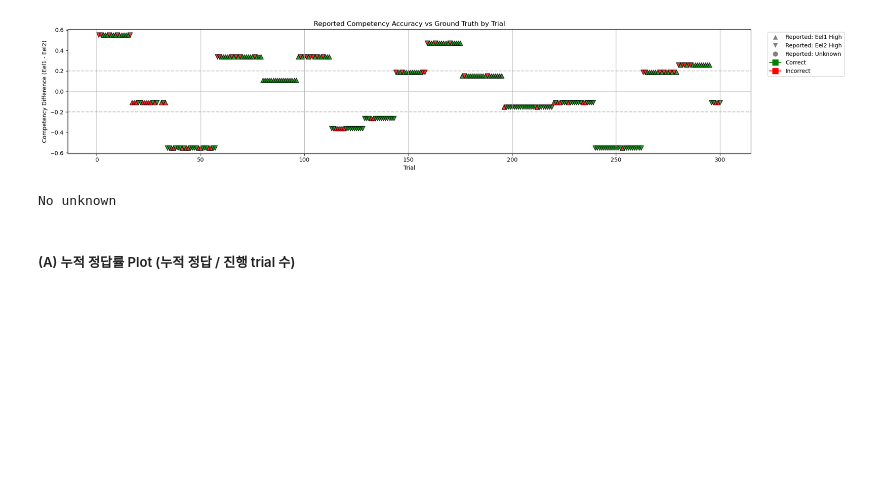
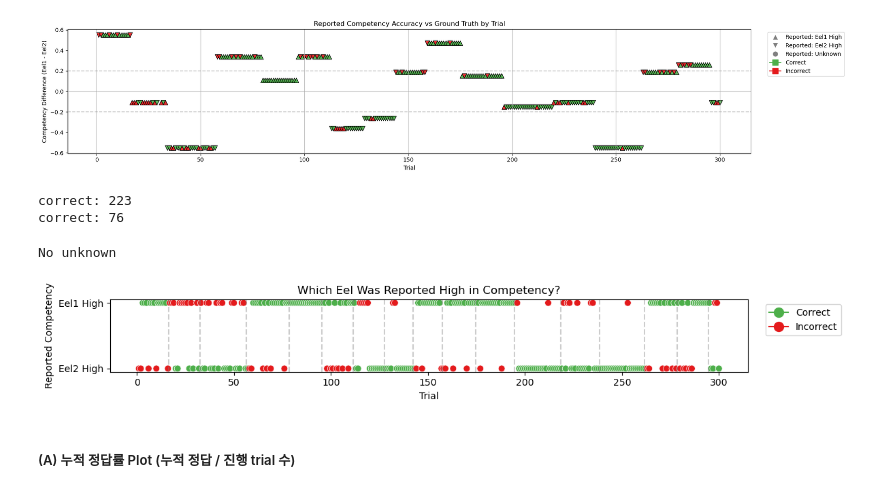
Before and after one commit to guichana99/EEL, a Jupyter notebook: Jimin/Testing_Competency.ipynb, the cells around one changed output. Saved outputs shown, nothing was run; the diff lists cells and outputs as text; code cells hidden in the pictures; blank space fills up the shorter version.

```diff
--- a/Jimin/Testing_Competency.ipynb
+++ b/Jimin/Testing_Competency.ipynb
@@ -439,6 +443,12 @@ plt.tight_layout()
 plt.show()
 # %% [output]
 [figure]
+# %%
+print(f"correct: {sum(df['correct']==1)}")
+print(f"correct: {sum(df['correct']==0)}")
+# %% [output]
+correct: 223
+correct: 76
 # %%
 # Unknown이 발생한 trial 살펴보기 -> 없어야 맞음
 unknown_df = df[df['reported_label'] == 'Unknown'][['trial_idx', 'reported_competency', 'target_eel_idx', 'gt_label', 'reported_label']]
@@ -449,6 +459,58 @@ else:
     print(unknown_df)
 # %% [output]
 No unknown
+# %%
+import seaborn as sns
+import matplotlib.pyplot as plt
+
+# 색상 팔레트 (정답: 초록, 오답: 주황)
+palette = sns.color_palette("Set1", 4)
+color_map = {True: palette[2], False: palette[0]}
+df['color'] = df['correct'].map(color_map)
+
+# 시각화
+plt.figure(figsize=(12, 2))
+sns.scatterplot(
+    x='trial_idx',
+    y='reported_competency_label',  # y축에 Eel1 High / Eel2 High 유지
+    data=df,
+    hue='correct',                  # 색상 기준은 correct
+    palette=color_map,
+    s=50,
+    legend=False,
+    # edgecolor='black',             # 외곽선
+    linewidth=0.5
+)
+
+# 레전드
+legend_elements = [
+    Line2D([0], [0], marker='o', color=color_map[True], label='Correct', markersize=10),
+    Line2D([0], [0], marker='o', color=color_map[False], label='Incorrect', markersize=10)
+]
+plt.legend(handles=legend_elements, bbox_to_anchor=(1.02, 1), loc='upper left')
+
+# 라벨 및 꾸미기
+plt.xlabel('Trial')
+plt.ylabel('Reported Competency')
+plt.title('Which Eel Was Reported High in Competency?')
+# plt.grid(True, axis='x')
+
+# 보조 선 추가 (예: 확실성 기준선)
+trials_competency_changed = []
+
+trials_competency_changed = [
+    i for i in range(len(df) - 1)
+    if df.iloc[i]["eel1_competency"] != df.iloc[i + 1]["eel1_competency"]
+]
+
+for t in trials_competency_changed:
+    plt.axvline(x=t+1.5, color='gray', linestyle='--', alpha=0.4)
+
+
+plt.tight_layout()
+plt.show()
+# %% [output]
+[figure, added]
 # %% [markdown]
 ##### (A) 누적 정답률 Plot (누적 정답 / 진행 trial 수)
 # %%
```
Also changed, not shown: parts of 20 cells of this notebook, 3 other files.
